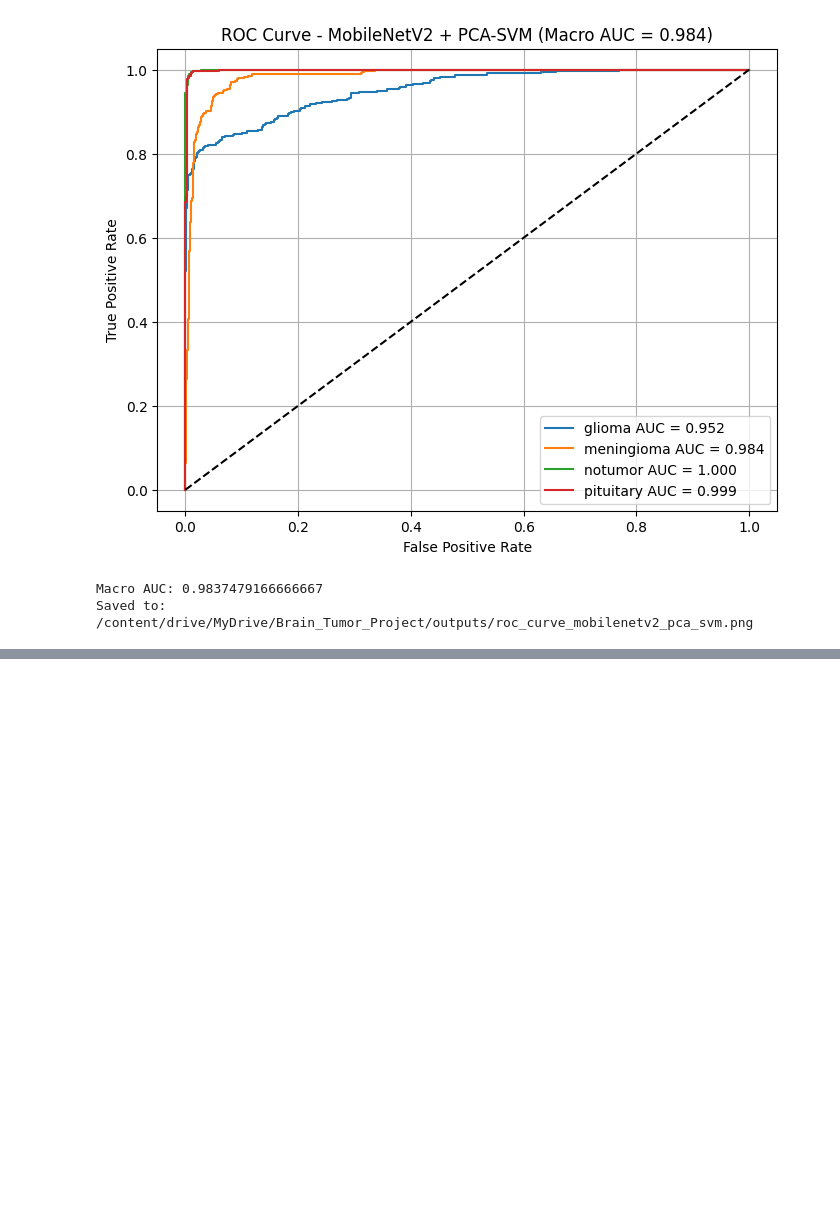
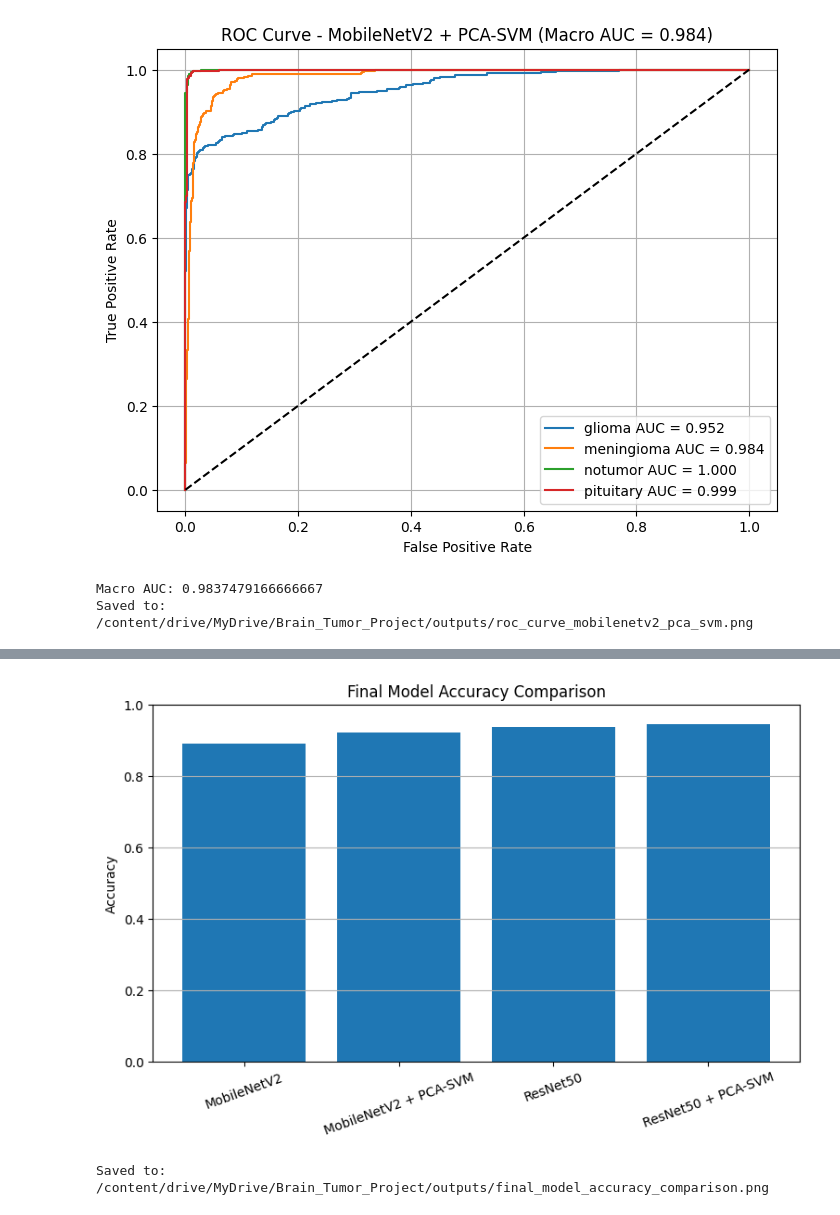
Before and after one commit to minhmax098/Brain-Tumor-CNN, a Jupyter notebook: Brain_Tumor_Classification_Final.ipynb, the cells around one changed output, grey strips where cells are left out. Cells and saved outputs as stored; diff of their text form; code cells hidden in the pictures; blank space fills up the shorter version.

```diff
--- a/Brain_Tumor_Classification_Final.ipynb
+++ b/Brain_Tumor_Classification_Final.ipynb
@@ -1019,0 +1423,26 @@ Saved to: /content/drive/MyDrive/Brain_Tumor_Project/outputs/roc_curve_mobilenet
+# %%
+final_results = {
+    "MobileNetV2": mobilenet_acc,
+    "MobileNetV2 + PCA-SVM": mobilenet_pca_svm_acc,
+    "ResNet50": resnet_acc,
+    "ResNet50 + PCA-SVM": resnet_pca_svm_acc
+}
+
+final_auc_results = {
+    "MobileNetV2": mobilenet_auc,
+    "MobileNetV2 + PCA-SVM": mobilenet_pca_svm_auc,
+    "ResNet50": resnet_auc,
+    "ResNet50 + PCA-SVM": resnet_pca_svm_auc
+}
+
+comparison_df = pd.DataFrame({
+    "Model": list(final_results.keys()),
+    "Accuracy": list(final_results.values()),
+    "Macro AUC": [final_auc_results[m] for m in final_results.keys()]
+})
+
+print(comparison_df)
+
+save_csv_path = os.path.join(OUTPUT_DIR, "final_model_comparison.csv")
+comparison_df.to_csv(save_csv_path, index=False)
+print("Saved CSV to:", save_csv_path)
@@ -1019,0 +1456,16 @@ Saved to: /content/drive/MyDrive/Brain_Tumor_Project/outputs/roc_curve_mobilenet
+# %%
+plt.figure(figsize=(9, 5))
+plt.bar(comparison_df["Model"], comparison_df["Accuracy"])
+plt.ylim(0, 1)
+plt.ylabel("Accuracy")
+plt.title("Final Model Accuracy Comparison")
+plt.xticks(rotation=20)
+plt.grid(axis="y")
+
+save_path = os.path.join(OUTPUT_DIR, "final_model_accuracy_comparison.png")
+plt.savefig(save_path, dpi=300, bbox_inches="tight")
+plt.show()
+print("Saved to:", save_path)
+# %% [output]
+[figure, added]
+Saved to: /content/drive/MyDrive/Brain_Tumor_Project/outputs/final_model_accuracy_comparison.png
```
Also changed, not shown: parts of 20 cells of this notebook.
